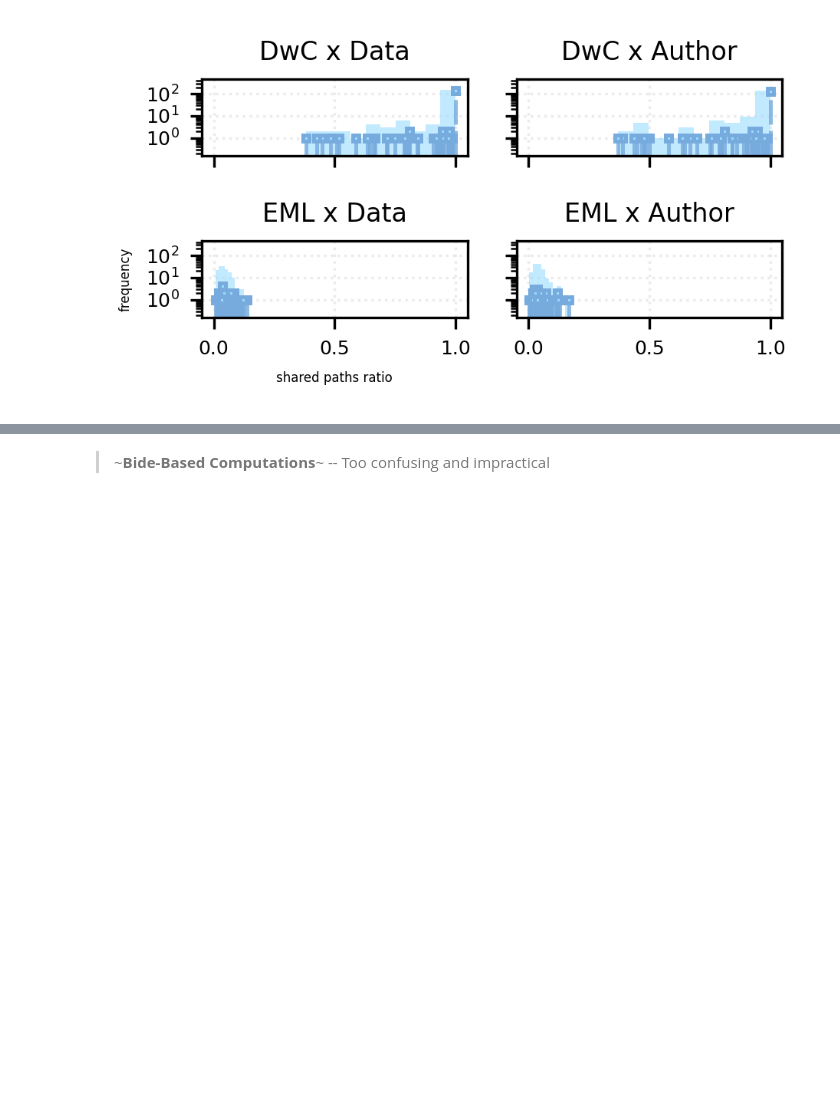
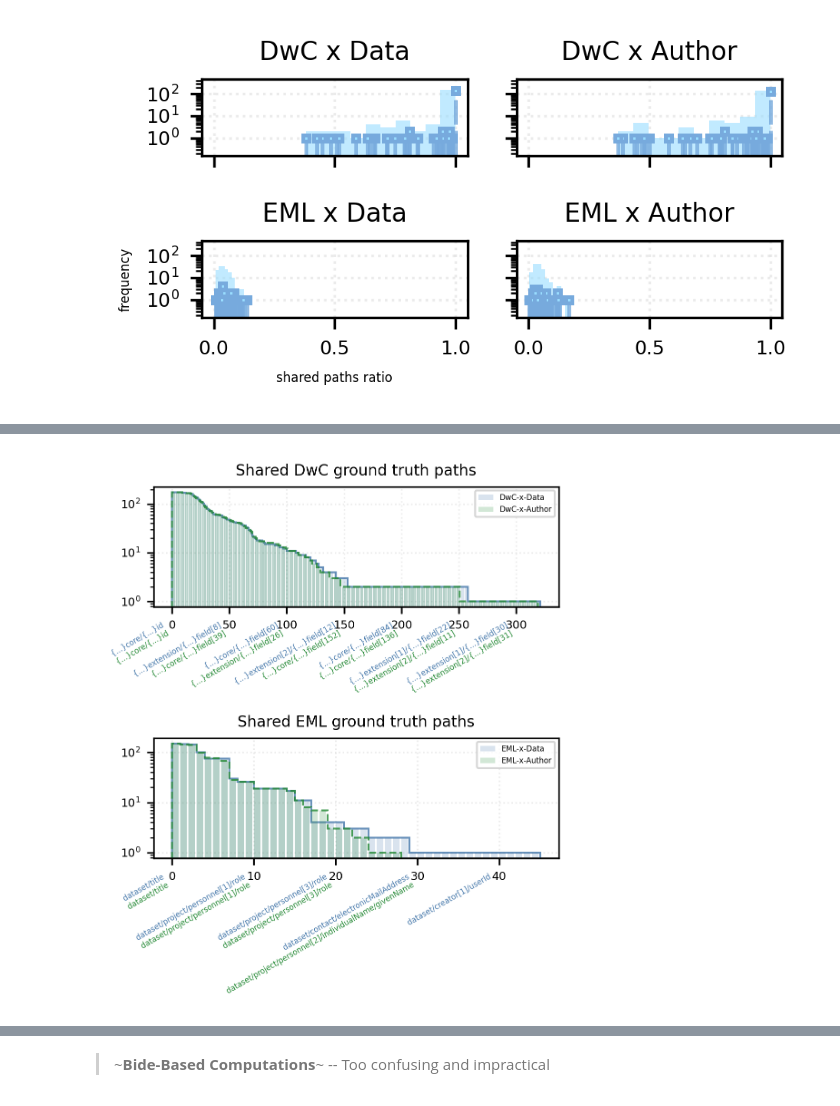
Before and after one commit to mitja-o/metadata-assistant, a Jupyter notebook: _evaluation/statistics/results/e1-generated-metadata-asessment.ipynb, the cells around one changed output, grey strips where cells are left out. Saved outputs shown, nothing was run; the diff lists cells and outputs as text; code cells hidden in the pictures; blank space fills up the shorter version.

```diff
--- a/_evaluation/statistics/results/e1-generated-metadata-asessment.ipynb
+++ b/_evaluation/statistics/results/e1-generated-metadata-asessment.ipynb
@@ -1201,0 +1171,11 @@ plt.show()
+# %%
+intersection_path_groups = {}
+
+for g, rs in result_groups.items():
+    ok_rs = with_ok_parsed_trees(rs)
+    intersection_path_groups[g] = pd.Series(
+        itlx.chain.from_iterable(ok_rs["xml_tree.ground_truth.path_intersection"].apply(list).tolist())
+    )
+
+    print(g)
+    print(intersection_path_groups[g].describe())
@@ -1202,3 +1200,47 @@ plt.show()
+# %%
+fig, axs = plt.subplots(2, 1, dpi=300, figsize=(3.6,4.2), sharex=False)
+
+for i, (ax, (gs)) in enumerate(zip(axs, [["DwC-x-Data", "DwC-x-Author"], ["EML-x-Data", "EML-x-Author"]])):
+    ax.set_title(f"Shared {gs[0][:3]} ground truth paths")
+    for (j, g), c, ls in zip(enumerate(gs), [tcls.bright[0], tcls.bright[2]], ["-", "--"]):
+        ok_rs = with_ok_parsed_trees(result_groups[g])
+        vcounts = pd.Series(
+            itlx.chain.from_iterable(ok_rs["xml_tree.ground_truth.path_intersection"].apply(list).tolist())
+        ).value_counts()
+        _xs = list(enumerate(vcounts.index.tolist()))
+        xs = [_i for _i, v in _xs]
+        xs_labels = [("\n" if j else "") + re.sub(r'\{[^\}]+\}', '{...}', v) + (" " if j else " \n") for i, v in _xs]
+        ys = vcounts.values
+        ax.bar(xs, ys, color=c, alpha=0.2, align="edge", log=True, label=g)
+        # ax.stairs(ys, color=c, alpha=0.8, ls=ls, label=g[6:])
+        ax.stairs(ys, color=c, alpha=0.8, ls=ls)
+        # ax.plot(xs, ys, color="#ffffff00", edgecolor="black", ls=ls)
+        # ax.legend(fontsize=4)
+        tick_seeds = [int(t) for t in ax.get_xticks().tolist()]
+        tick_labels = [l for s in (tick_seeds + [max(xs)]) if (s < len(xs_labels)) and (l:=xs_labels[s])]
+        secx = ax.secondary_xaxis(location=0)
+        tick_target = ax if j == 0 else secx
+        tick_target.set_xticks(tick_seeds[:len(tick_labels)])
+        tick_target.set_xticklabels(
+            tick_labels,
+            # minor=True,
+            rotation=30,
+            ha="right",
+            fontsize=4,
+            # va="bottom" if j == 0 else "top",
+            color=c
+        )
+        # ax.set_xlabel("frequency", fontsize=4)
+    ax.legend(fontsize=4)
+    ax.grid(alpha=0.25, ls=":")
+    ax.set_axisbelow(True)
+
+plt.tight_layout()
+plt.savefig("generated-pareseable-xml-shared-gt-paths.pdf")
+plt.savefig("generated-pareseable-xml-shared-gt-paths.png")
+plt.show()
+# %% [output]
+[figure, added]
 # %%
 fig, axs = plt.subplots(2, 1, dpi=300, figsize=(4.2,4.2), sharex=True)
 
```
Also changed, not shown: parts of 37 cells of this notebook.
